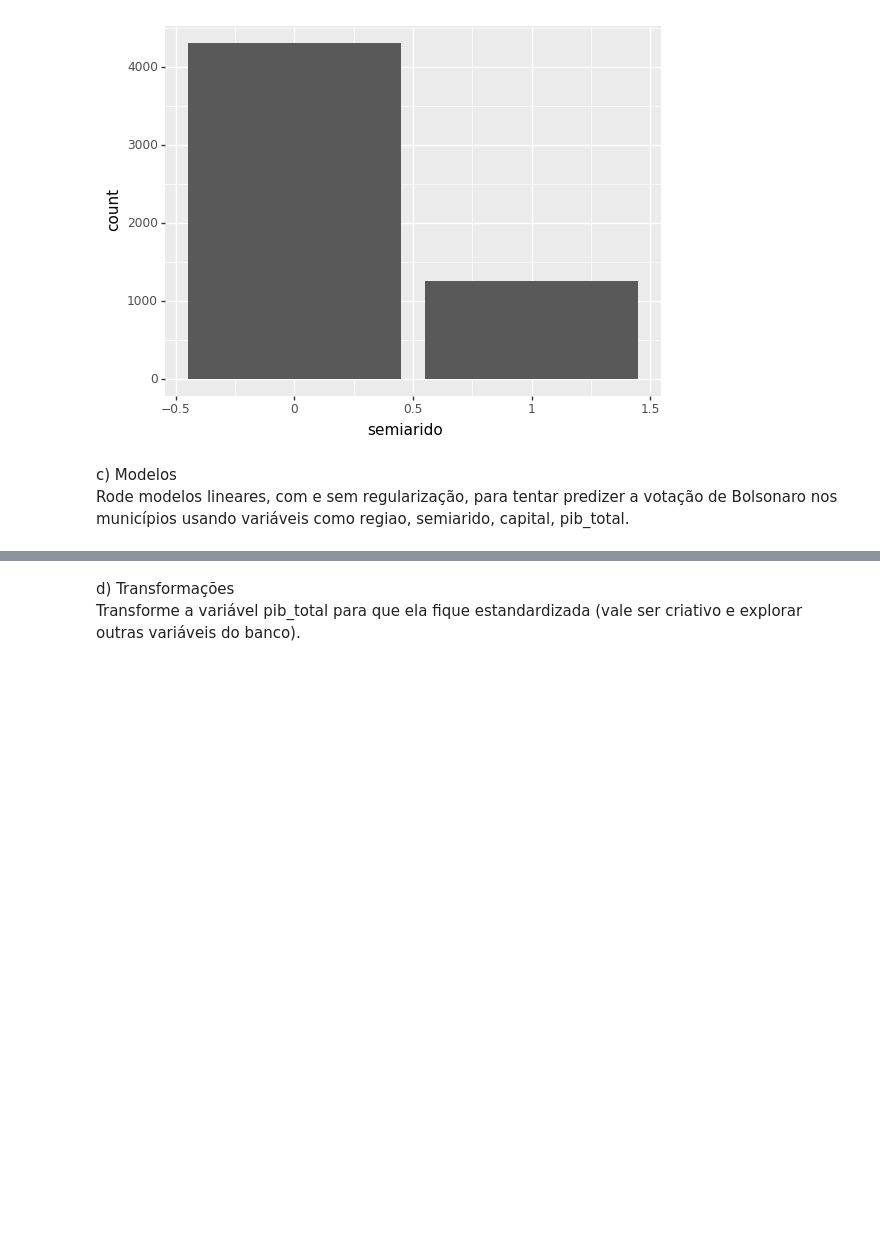
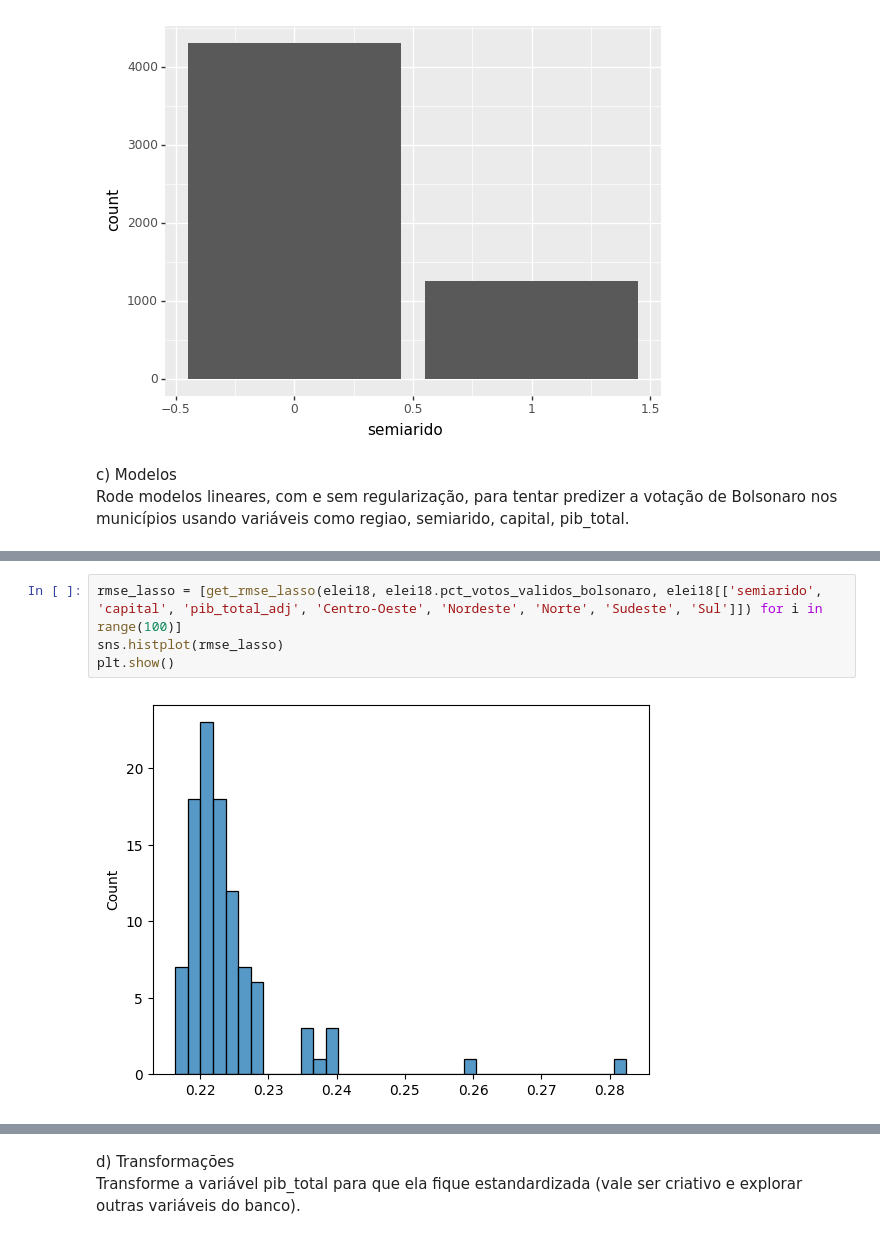
Before and after one commit to yltaba/dcp-machine-learning, a Jupyter notebook: aula_4/exercicios_aula_4.ipynb, the cells around one changed output, grey strips where cells are left out. Saved outputs shown, nothing was run; the diff lists cells and outputs as text; blank space fills up the shorter version.

```diff
--- a/aula_4/exercicios_aula_4.ipynb
+++ b/aula_4/exercicios_aula_4.ipynb
@@ -181,0 +193,6 @@ Rode modelos lineares, com e sem regularização, para tentar predizer a votaç
+# %%
+rmse_lasso = [get_rmse_lasso(elei18, elei18.pct_votos_validos_bolsonaro, elei18[['semiarido', 'capital', 'pib_total_adj', 'Centro-Oeste', 'Nordeste', 'Norte', 'Sudeste', 'Sul']]) for i in range(100)]
+sns.histplot(rmse_lasso)
+plt.show()
+# %% [output]
+[figure, added]
```
Also changed, not shown: parts of 15 cells of this notebook.
